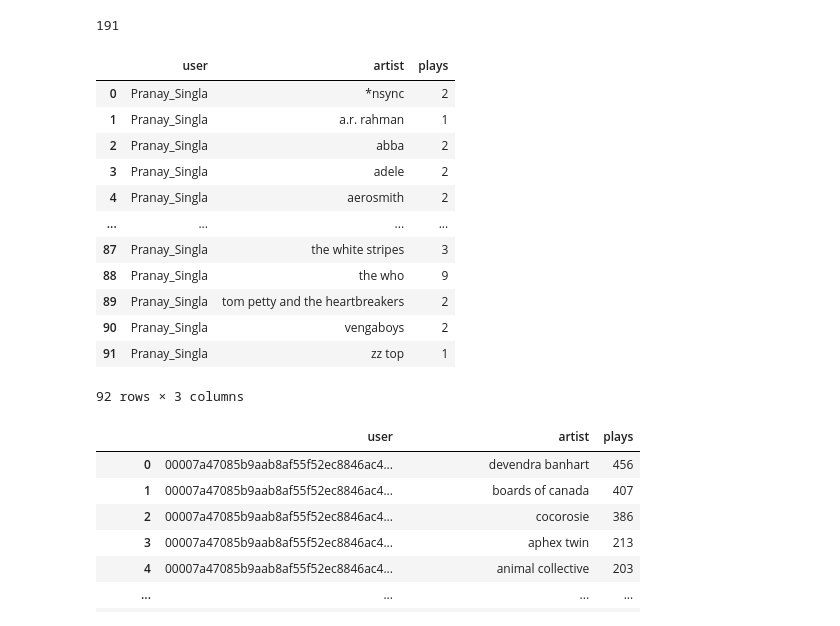
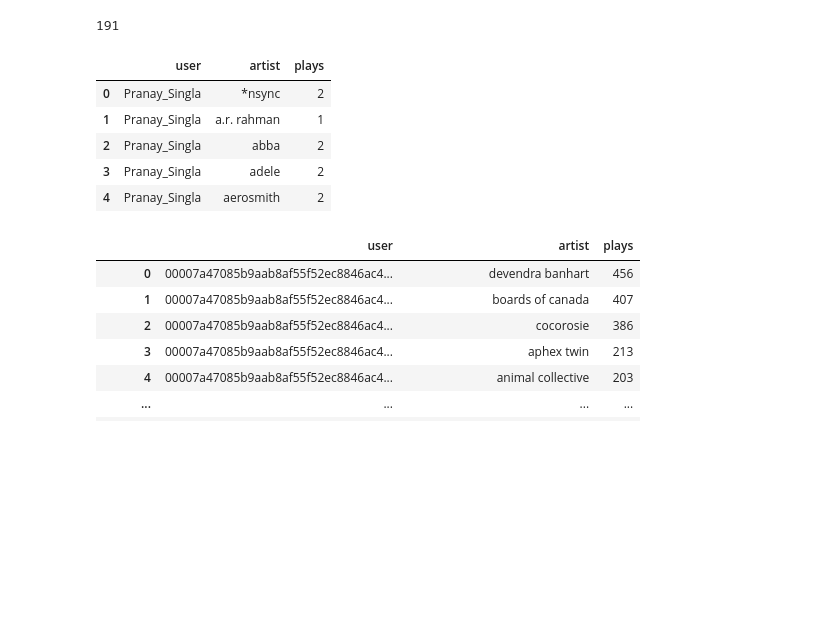
Before and after one commit to pranaysingla/Lastfm_artist_recommendation, a Jupyter notebook: Artist_Recommendation.ipynb, the cells around one changed output. Saved outputs shown, nothing was run; the diff lists cells and outputs as text; code cells hidden in the pictures; blank space fills up the shorter version.

```diff
--- a/Artist_Recommendation.ipynb
+++ b/Artist_Recommendation.ipynb
@@ -123,21 +116,14 @@ pranay_final = pranay_final[['user','artist','size']]
 # %%
 pranay_final.columns = ['user','artist','plays']
 # %%
-pranay_final
+pranay_final.head()
 # %% [output]
 |  | user | artist | plays |
 | 0 | Pranay_Singla | *nsync | 2 |
 | 1 | Pranay_Singla | a.r. rahman | 1 |
 | 2 | Pranay_Singla | abba | 2 |
 | 3 | Pranay_Singla | adele | 2 |
 | 4 | Pranay_Singla | aerosmith | 2 |
-| ... | ... | ... | ... |
-| 87 | Pranay_Singla | the white stripes | 3 |
-| 88 | Pranay_Singla | the who | 9 |
-| 89 | Pranay_Singla | tom petty and the heartbreakers | 2 |
-| 90 | Pranay_Singla | vengaboys | 2 |
-| 91 | Pranay_Singla | zz top | 1 |
-92 rows × 3 columns
 # %%
 edit_2 = edit_df[edit_df['artist'].isin(final_artists)]
 # %%
```
Also changed, not shown: parts of 17 cells of this notebook.
